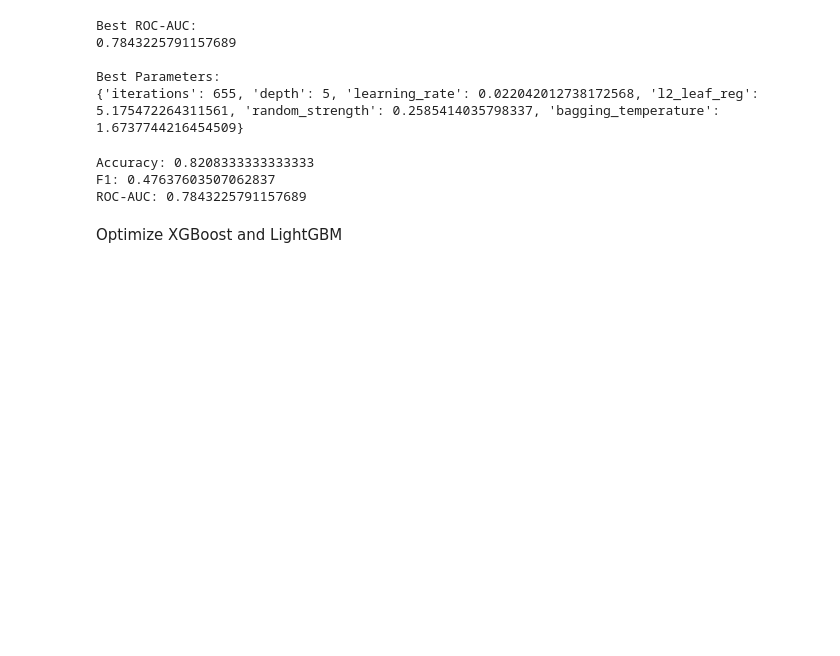
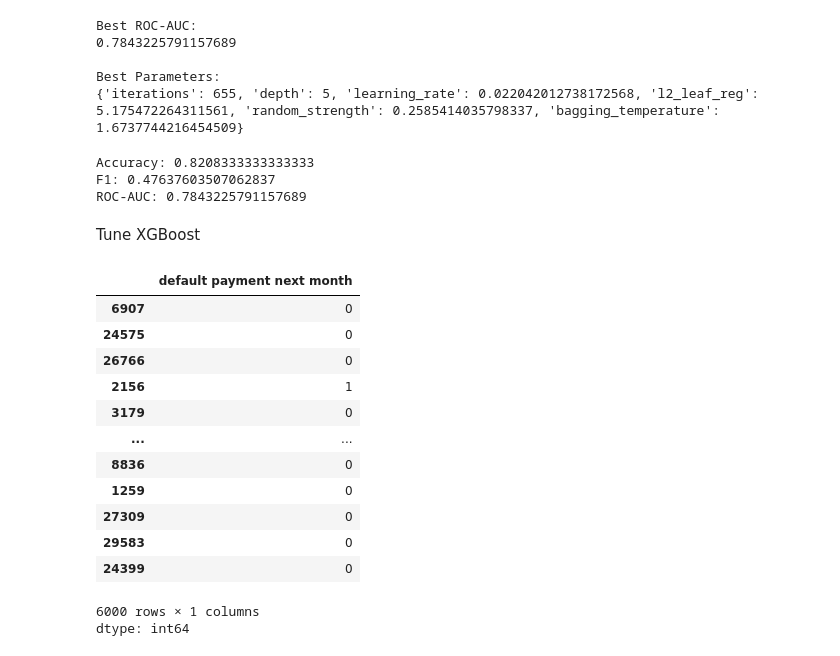
Before and after one commit to riasad30/Thesis, a Jupyter notebook: Untitled0.ipynb, the cells around one changed output. Saved outputs shown, nothing was run; the diff lists cells and outputs as text; code cells hidden in the pictures; blank space fills up the shorter version.

```diff
--- a/Untitled0.ipynb
+++ b/Untitled0.ipynb
@@ -2577,5 +2577,25 @@ print("ROC-AUC:",
 Accuracy: 0.8208333333333333
 F1: 0.47637603507062837
 ROC-AUC: 0.7843225791157689
-# %% [markdown]
-Optimize XGBoost and LightGBM
+# %% [markdown]
+Tune XGBoost
+# %%
+X_train
+X_test
+y_train
+y_test
+# %% [output]
+|  | default payment next month |
+| 6907 | 0 |
+| 24575 | 0 |
+| 26766 | 0 |
+| 2156 | 1 |
+| 3179 | 0 |
+| ... | ... |
+| 8836 | 0 |
+| 1259 | 0 |
+| 27309 | 0 |
+| 29583 | 0 |
+| 24399 | 0 |
+6000 rows × 1 columns
+dtype: int64
```
Also changed, not shown: parts of 3 cells of this notebook.
